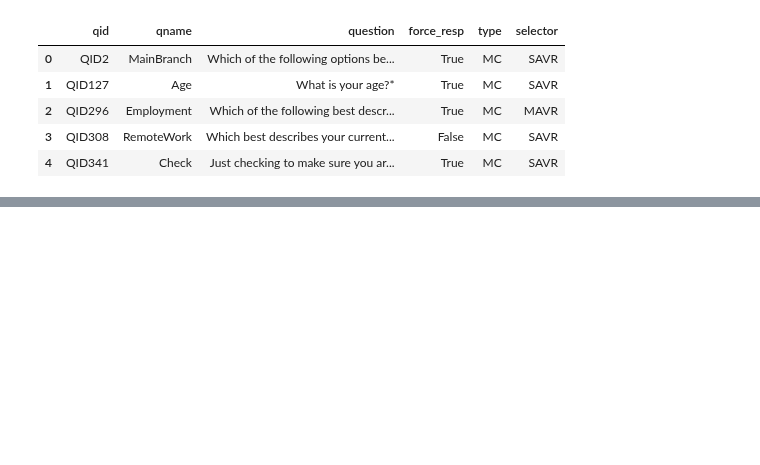
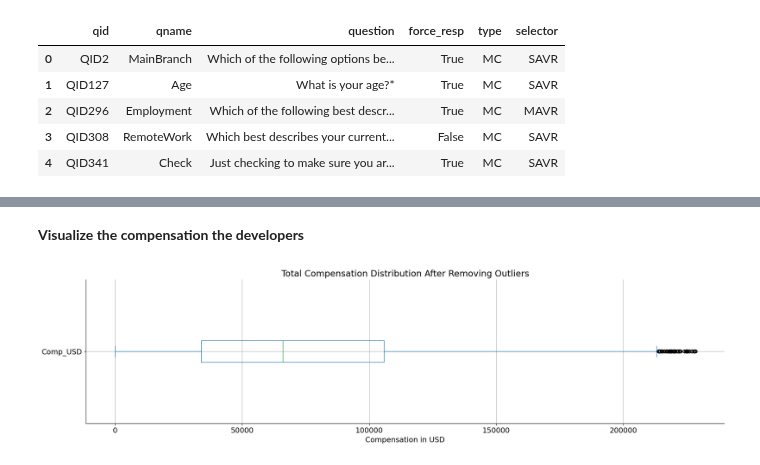
Before and after one commit to dakshbhatnagar/projects, a Jupyter notebook: stack-overflow-survey/analysis.ipynb, the cells around one changed output, grey strips where cells are left out. Cells and saved outputs as stored; diff of their text form; code cells hidden in the pictures; blank space fills up the shorter version.

```diff
--- a/stack-overflow-survey/analysis.ipynb
+++ b/stack-overflow-survey/analysis.ipynb
@@ -33,0 +139,21 @@ Name: count, dtype: int64
+# %%
+#Creating a new column for currency symbol
+developers['Currency_Symbols'] = developers['Currency'].str.split("\t").str.get(0).str.split(" ").str.get(0)
+
+# Where USD is the base currency you want to use
+url = 'https://v6.exchangerate-api.com/v6/d93b586cfb678435f9e8eab2/latest/USD'
+
+# Making our request
+response = requests.get(url)
+data = response.json()
+
+rates = [
+    [data['conversion_rates'][i] if i is not None and i in data['conversion_rates'].keys() else \
+            None for i in developers['Currency_Symbols']]
+]
+
+#converting the python list `rates` into a numpy array and flattening it to make it 1D
+developers['Exch_Rate'] =  np.array(rates).ravel()
+
+#Converting the Compensation into a Common Currency which is USD in our case
+developers['Comp_USD'] = np.around(developers[developers['Exch_Rate']>0]['CompTotal']/developers[developers['Exch_Rate']>0]['Exch_Rate'],2)
@@ -33,0 +176,25 @@ Name: count, dtype: int64
+# %% [markdown]
+**Visualize the compensation the developers**
+# %%
+# Step 1: Calculate Q1 (25th percentile) and Q3 (75th percentile)
+Q1 = developers['Comp_USD'].quantile(0.25)
+Q3 = developers['Comp_USD'].quantile(0.75)
+
+# Step 2: Calculate the Interquartile Range (IQR)
+IQR = Q3 - Q1
+
+# Step 3: Define the lower and upper bounds for detecting outliers
+lower_bound = Q1 - 1.5 * IQR
+upper_bound = Q3 + 1.5 * IQR
+
+# Step 4: Filter the DataFrame to remove outliers
+filtered_data = developers[(developers['Comp_USD'] >= lower_bound) &
+                           (developers['Comp_USD'] <= upper_bound)]
+
+# Step 5: Plot the cleaned data
+filtered_data['Comp_USD'].plot(kind='box', vert=False, grid=True,
+                               title='Total Compensation Distribution After Removing Outliers')
+plt.xlabel('Compensation in USD')
+plt.show()
+# %% [output]
+[figure, added]
```
Also changed, not shown: parts of 37 cells of this notebook, 3 other files.
